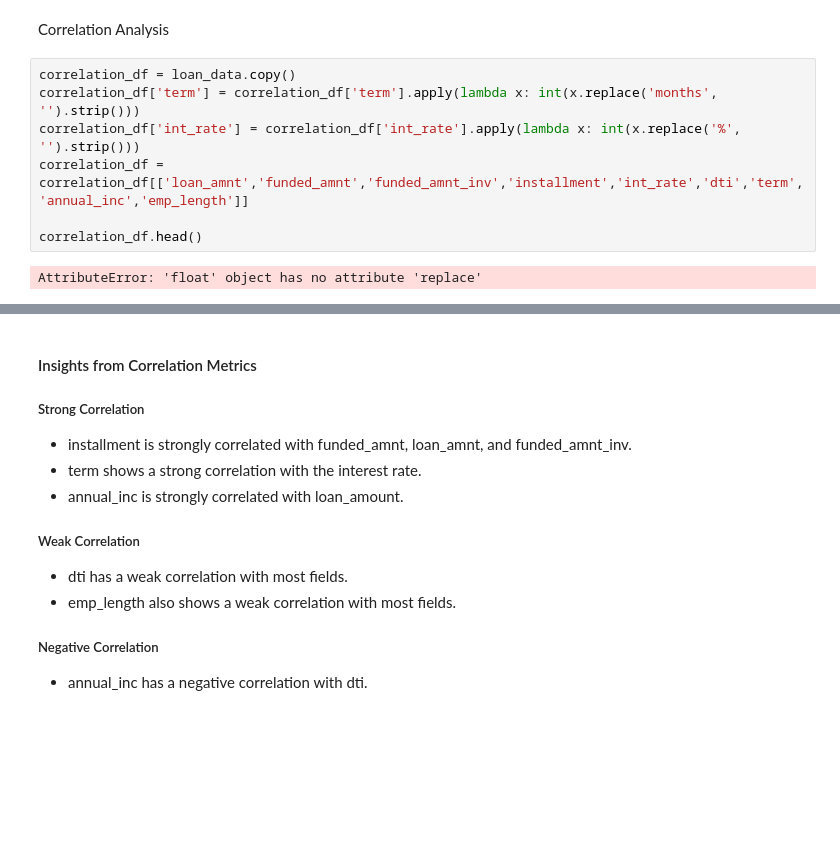
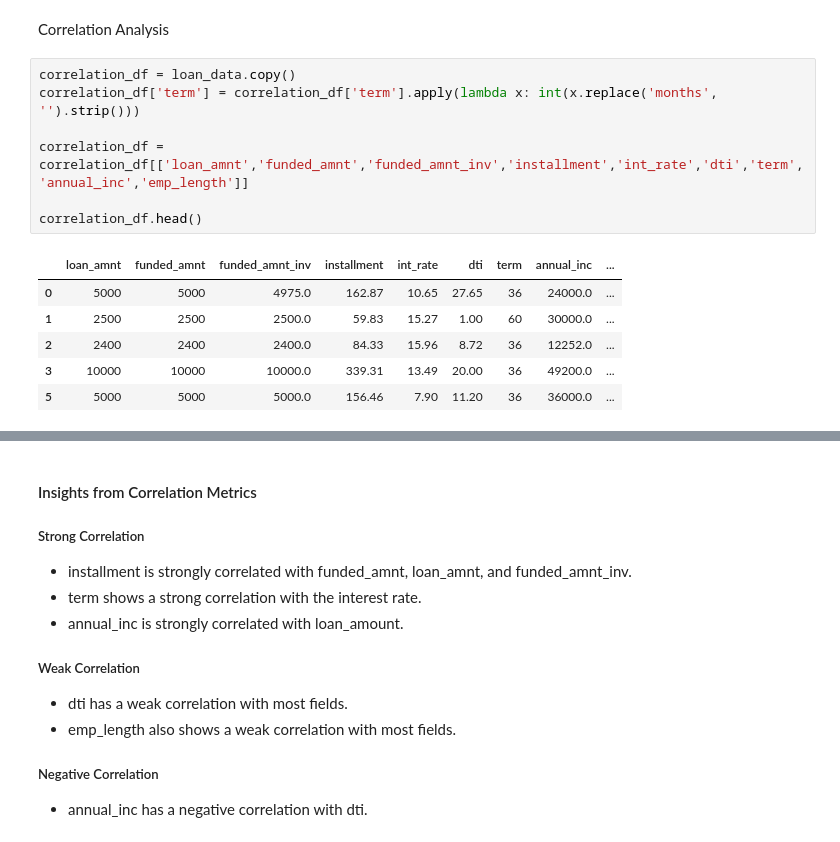
Before and after one commit to Gokul2448/LendingClubCaseStudy, a Jupyter notebook: GokulNarayanan.ipynb, the cells around one changed output, grey strips where cells are left out. Saved outputs shown, nothing was run; the diff lists cells and outputs as text; blank space fills up the shorter version.

```diff
--- a/GokulNarayanan.ipynb
+++ b/GokulNarayanan.ipynb
@@ -1298,12 +1298,17 @@ Correlation Analysis
 # %%
 correlation_df = loan_data.copy()
 correlation_df['term'] = correlation_df['term'].apply(lambda x: int(x.replace('months', '').strip()))
-correlation_df['int_rate'] = correlation_df['int_rate'].apply(lambda x: int(x.replace('%', '').strip()))
+
 correlation_df = correlation_df[['loan_amnt','funded_amnt','funded_amnt_inv','installment','int_rate','dti','term','annual_inc','emp_length']]
 
 correlation_df.head()
 # %% [output]
-AttributeError: 'float' object has no attribute 'replace'
+|  | loan_amnt | funded_amnt | funded_amnt_inv | installment | int_rate | dti | term | annual_inc | ... |
+| 0 | 5000 | 5000 | 4975.0 | 162.87 | 10.65 | 27.65 | 36 | 24000.0 | ... |
+| 1 | 2500 | 2500 | 2500.0 | 59.83 | 15.27 | 1.00 | 60 | 30000.0 | ... |
+| 2 | 2400 | 2400 | 2400.0 | 84.33 | 15.96 | 8.72 | 36 | 12252.0 | ... |
+| 3 | 10000 | 10000 | 10000.0 | 339.31 | 13.49 | 20.00 | 36 | 49200.0 | ... |
+| 5 | 5000 | 5000 | 5000.0 | 156.46 | 7.90 | 11.20 | 36 | 36000.0 | ... |
 # %%
 corr = correlation_df.corr()
 sns.set(font_scale=1.1)
```
Also changed, not shown: parts of 9 cells of this notebook, 2 other files.
